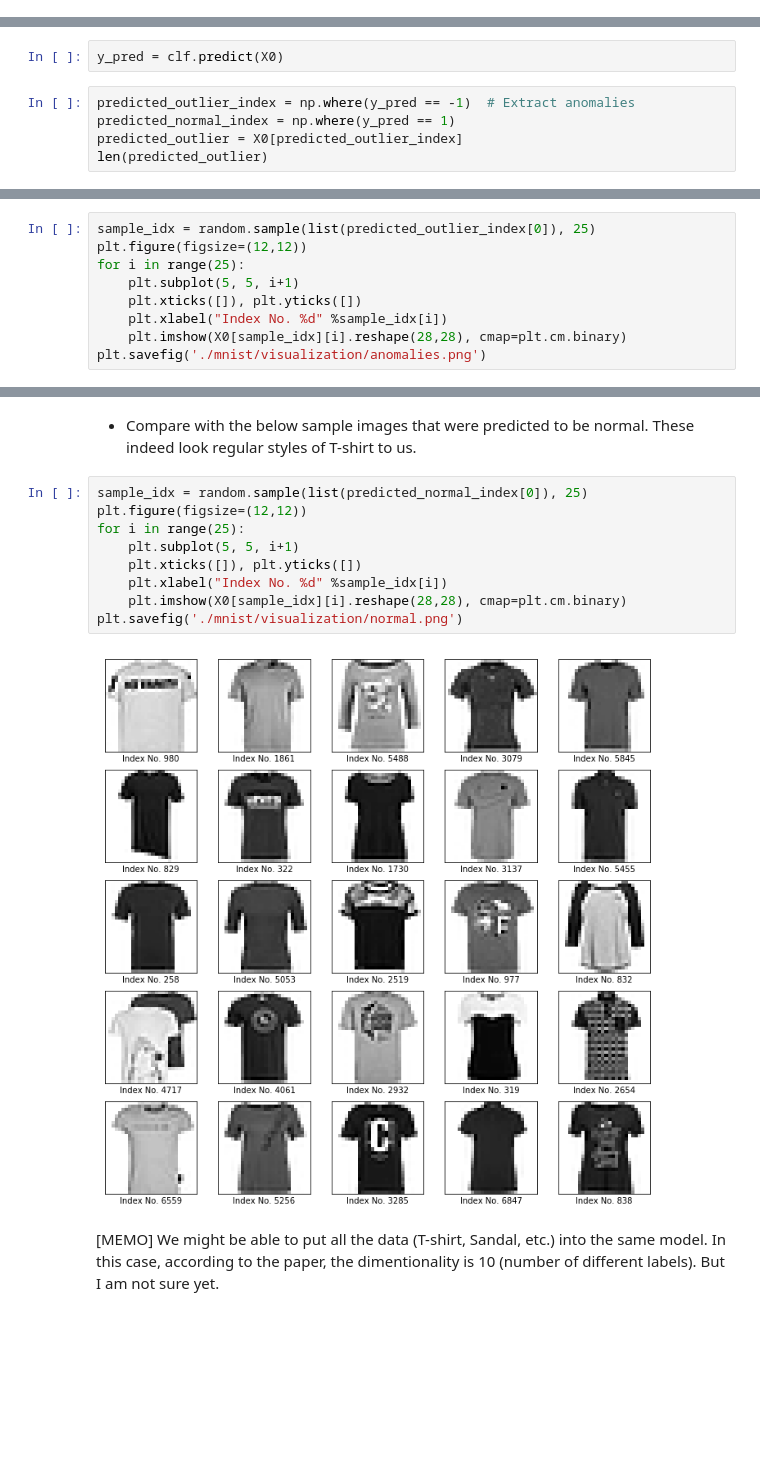
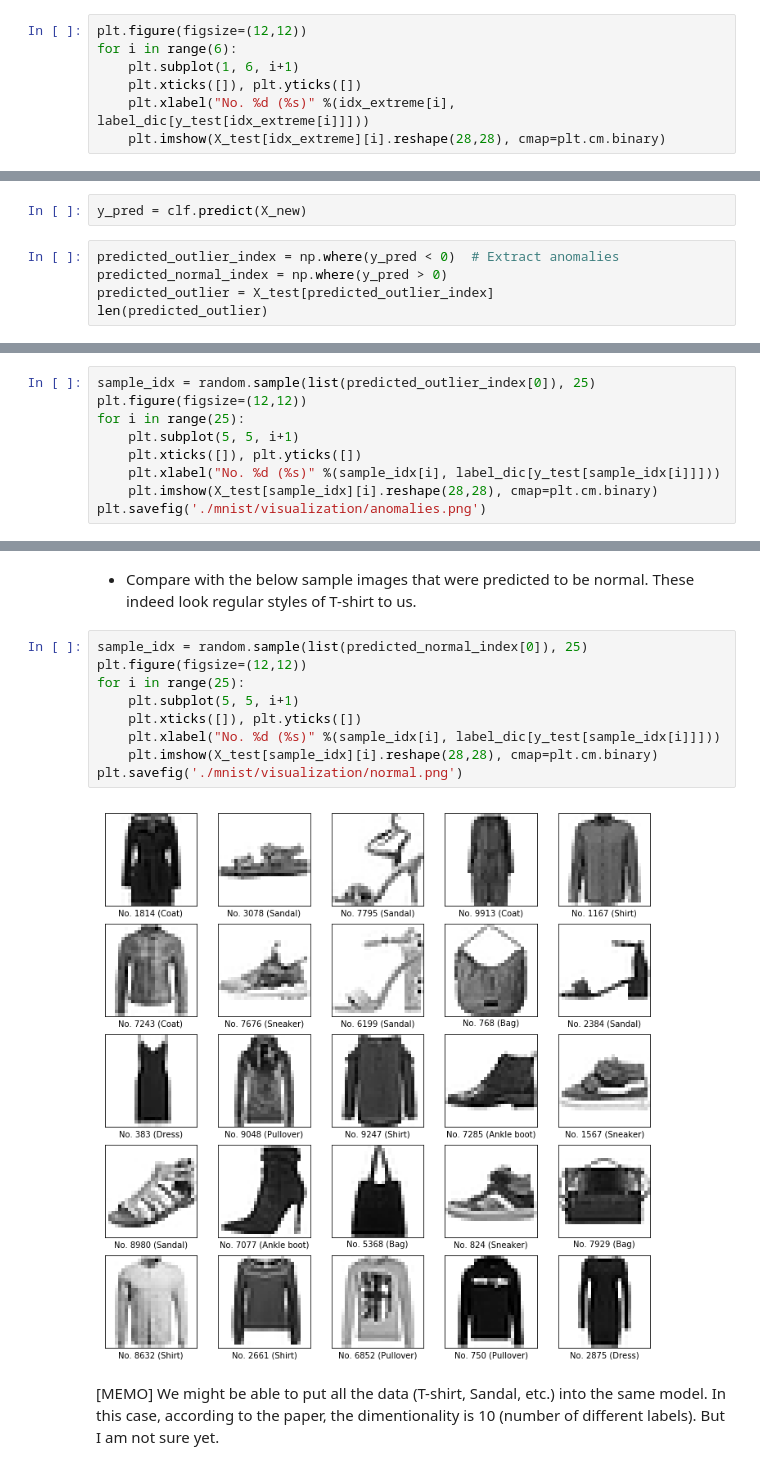
Before and after one commit to Tanguycrsl/Techniques-Avancees-dapprentissage, a Jupyter notebook: OSVM.ipynb, the cells around one changed output, grey strips where cells are left out. Cells and saved outputs as stored; diff of their text form; blank space fills up the shorter version.

```diff
--- a/OSVM.ipynb
+++ b/OSVM.ipynb
@@ -116,0 +230,7 @@ OneClassSVM(cache_size=200, coef0=0.0, degree=3, gamma='auto', kernel='rbf',
+# %%
+plt.figure(figsize=(12,12))
+for i in range(6):
+    plt.subplot(1, 6, i+1)
+    plt.xticks([]), plt.yticks([])
+    plt.xlabel("No. %d (%s)" %(idx_extreme[i], label_dic[y_test[idx_extreme[i]]]))
+    plt.imshow(X_test[idx_extreme][i].reshape(28,28), cmap=plt.cm.binary)
@@ -126,10 +248,10 @@ OneClassSVM(cache_size=200, coef0=0.0, degree=3, gamma='auto', kernel='rbf',
 | rbf |0.01|×|auto (#anomalies increases if >> 0)|×|
 | sigmoid |0.01|×|auto|0.0|
 # %%
-y_pred = clf.predict(X0)
+y_pred = clf.predict(X_new)
 # %%
-predicted_outlier_index = np.where(y_pred == -1)  # Extract anomalies
-predicted_normal_index = np.where(y_pred == 1)
-predicted_outlier = X0[predicted_outlier_index]
+predicted_outlier_index = np.where(y_pred < 0)  # Extract anomalies
+predicted_normal_index = np.where(y_pred > 0)
+predicted_outlier = X_test[predicted_outlier_index]
 len(predicted_outlier)
 # %% [output]
@@ -145,7 +267,7 @@ plt.figure(figsize=(12,12))
 for i in range(25):
     plt.subplot(5, 5, i+1)
     plt.xticks([]), plt.yticks([])
-    plt.xlabel("Index No. %d" %sample_idx[i])
-    plt.imshow(X0[sample_idx][i].reshape(28,28), cmap=plt.cm.binary)
+    plt.xlabel("No. %d (%s)" %(sample_idx[i], label_dic[y_test[sample_idx[i]]]))
+    plt.imshow(X_test[sample_idx][i].reshape(28,28), cmap=plt.cm.binary)
 plt.savefig('./mnist/visualization/anomalies.png')
 # %% [output]
@@ -155,14 +277,14 @@ plt.savefig('./mnist/visualization/anomalies.png')
 # %%
 sample_idx = random.sample(list(predicted_normal_index[0]), 25)
 plt.figure(figsize=(12,12))
 for i in range(25):
     plt.subplot(5, 5, i+1)
     plt.xticks([]), plt.yticks([])
-    plt.xlabel("Index No. %d" %sample_idx[i])
-    plt.imshow(X0[sample_idx][i].reshape(28,28), cmap=plt.cm.binary)
+    plt.xlabel("No. %d (%s)" %(sample_idx[i], label_dic[y_test[sample_idx[i]]]))
+    plt.imshow(X_test[sample_idx][i].reshape(28,28), cmap=plt.cm.binary)
 plt.savefig('./mnist/visualization/normal.png')
 # %% [output]
-[figure, old version]
+[figure, new version]
 # %% [markdown]
 [MEMO] We might be able to put all the data (T-shirt, Sandal, etc.) into the same model. In this case, according to the paper, the dimentionality is 10 (number of different labels). But I am not sure yet.
 # %% [markdown]
```
Also changed, not shown: parts of 32 cells of this notebook, 3 other files.
